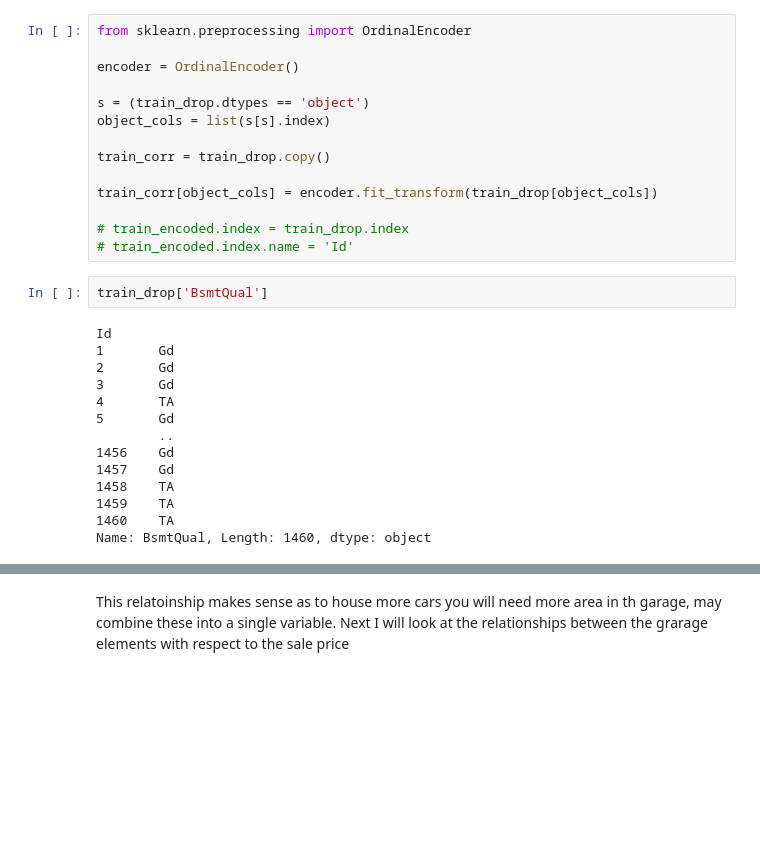
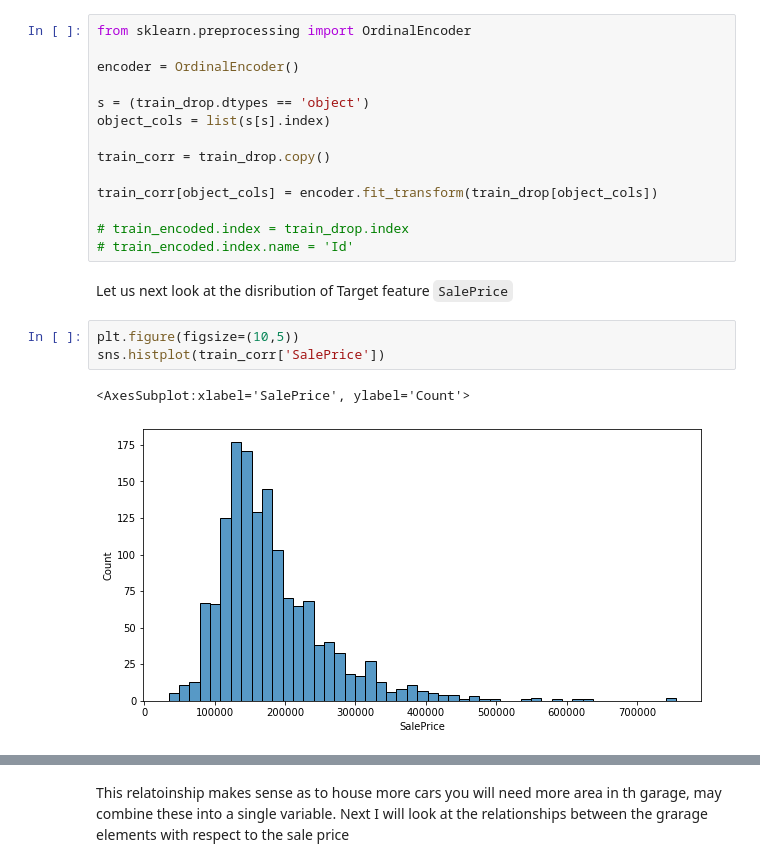
Before and after one commit to bhollands/Iowa-house-prices-advanced-regression, a Jupyter notebook: EDA.ipynb, the cells around one changed output, grey strips where cells are left out. Cells and saved outputs as stored; diff of their text form; blank space fills up the shorter version.

```diff
--- a/EDA.ipynb
+++ b/EDA.ipynb
@@ -120,19 +116,11 @@ train_corr[object_cols] = encoder.fit_transform(train_drop[object_cols])
 
 # train_encoded.index = train_drop.index
 # train_encoded.index.name = 'Id'
-# %%
-train_drop['BsmtQual']
-# %% [output]
-Id
-1       Gd
-2       Gd
-3       Gd
-4       TA
-5       Gd
-        ..
-1456    Gd
-1457    Gd
-1458    TA
-1459    TA
-1460    TA
-Name: BsmtQual, Length: 1460, dtype: object
+# %% [markdown]
+Let us next look at the disribution of Target feature ``SalePrice``
+# %%
+plt.figure(figsize=(10,5))
+sns.histplot(train_corr['SalePrice'])
+# %% [output]
+<AxesSubplot:xlabel='SalePrice', ylabel='Count'>
+[figure, added]
```
Also changed, not shown: parts of 16 cells of this notebook.
